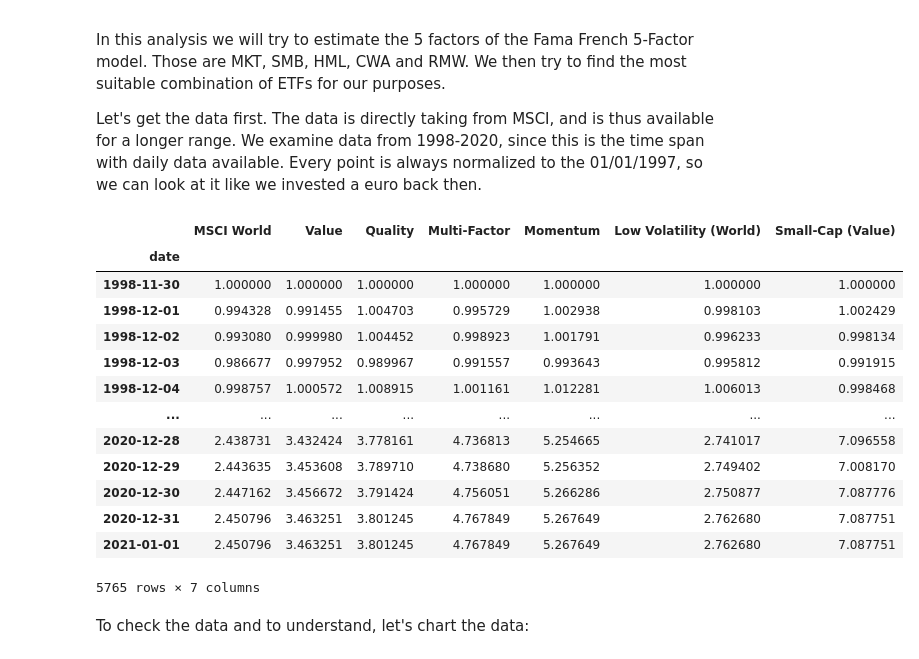
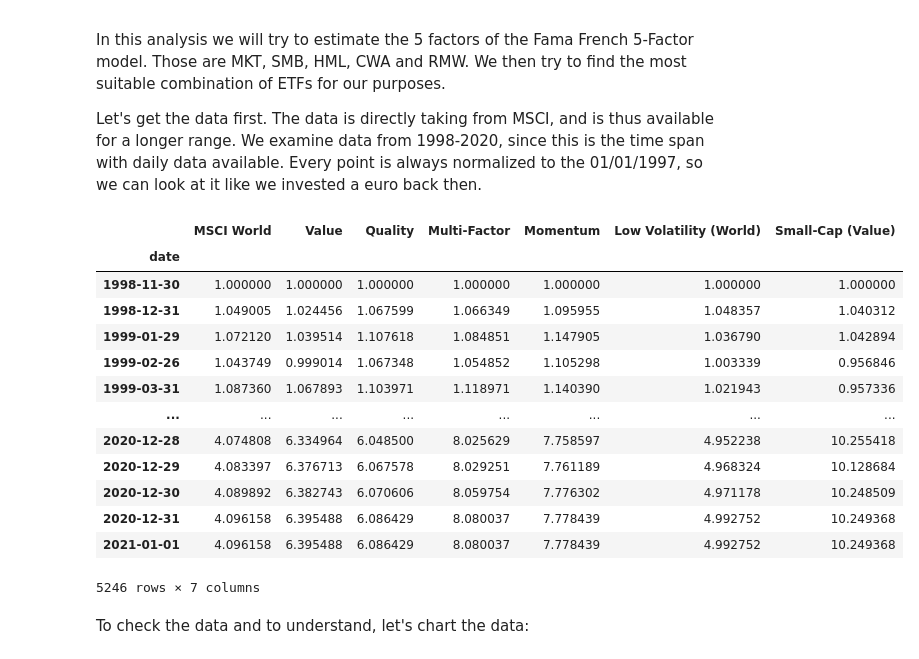
Before and after one commit to MartinLiebig/factornessy, a Jupyter notebook: FF5-Factor analysis.ipynb, the cells around one changed output. Saved outputs shown, nothing was run; the diff lists cells and outputs as text; code cells hidden in the pictures.

```diff
--- a/FF5-Factor analysis.ipynb
+++ b/FF5-Factor analysis.ipynb
@@ -30,30 +30,33 @@ Let's get the data first. The data is directly taking from MSCI, and is thus ava
 # %%
 data = []
 start_date="19981130"
 for key in index_codes.keys():
     code = index_codes[key]["code"]
     d = get_prices(code,start_date=start_date)
     d.rename(columns={"level_eod":key}, inplace=True)
     d.set_index("date")
     data.append(d)
+df = data[0]
+for i in range(1,len(data)):
+    df = df.merge(data[i], how='left')
 
-df = pd.concat(data).groupby(level=0).first()
+#df = pd.concat(data).groupby(level=0).first()
 df.set_index("date")
 # %% [output]
 |  | MSCI World | Value | Quality | Multi-Factor | Momentum | Low Volatility (World) | Small-Cap (Value) |
 | date |  |  |  |  |  |  |  |
 | 1998-11-30 | 1.000000 | 1.000000 | 1.000000 | 1.000000 | 1.000000 | 1.000000 | 1.000000 |
-| 1998-12-01 | 0.994328 | 0.991455 | 1.004703 | 0.995729 | 1.002938 | 0.998103 | 1.002429 |
-| 1998-12-02 | 0.993080 | 0.999980 | 1.004452 | 0.998923 | 1.001791 | 0.996233 | 0.998134 |
-| 1998-12-03 | 0.986677 | 0.997952 | 0.989967 | 0.991557 | 0.993643 | 0.995812 | 0.991915 |
-| 1998-12-04 | 0.998757 | 1.000572 | 1.008915 | 1.001161 | 1.012281 | 1.006013 | 0.998468 |
+| 1998-12-31 | 1.049005 | 1.024456 | 1.067599 | 1.066349 | 1.095955 | 1.048357 | 1.040312 |
+| 1999-01-29 | 1.072120 | 1.039514 | 1.107618 | 1.084851 | 1.147905 | 1.036790 | 1.042894 |
+| 1999-02-26 | 1.043749 | 0.999014 | 1.067348 | 1.054852 | 1.105298 | 1.003339 | 0.956846 |
+| 1999-03-31 | 1.087360 | 1.067893 | 1.103971 | 1.118971 | 1.140390 | 1.021943 | 0.957336 |
 | ... | ... | ... | ... | ... | ... | ... | ... |
-| 2020-12-28 | 2.438731 | 3.432424 | 3.778161 | 4.736813 | 5.254665 | 2.741017 | 7.096558 |
-| 2020-12-29 | 2.443635 | 3.453608 | 3.789710 | 4.738680 | 5.256352 | 2.749402 | 7.008170 |
-| 2020-12-30 | 2.447162 | 3.456672 | 3.791424 | 4.756051 | 5.266286 | 2.750877 | 7.087776 |
-| 2020-12-31 | 2.450796 | 3.463251 | 3.801245 | 4.767849 | 5.267649 | 2.762680 | 7.087751 |
-| 2021-01-01 | 2.450796 | 3.463251 | 3.801245 | 4.767849 | 5.267649 | 2.762680 | 7.087751 |
+| 2020-12-28 | 4.074808 | 6.334964 | 6.048500 | 8.025629 | 7.758597 | 4.952238 | 10.255418 |
+| 2020-12-29 | 4.083397 | 6.376713 | 6.067578 | 8.029251 | 7.761189 | 4.968324 | 10.128684 |
+| 2020-12-30 | 4.089892 | 6.382743 | 6.070606 | 8.059754 | 7.776302 | 4.971178 | 10.248509 |
+| 2020-12-31 | 4.096158 | 6.395488 | 6.086429 | 8.080037 | 7.778439 | 4.992752 | 10.249368 |
+| 2021-01-01 | 4.096158 | 6.395488 | 6.086429 | 8.080037 | 7.778439 | 4.992752 | 10.249368 |
-5765 rows × 7 columns
+5246 rows × 7 columns
 # %% [markdown]
 To check the data and to understand, let's chart the data:
 # %%
```
Also changed, not shown: parts of 11 cells of this notebook, 1 other file.
